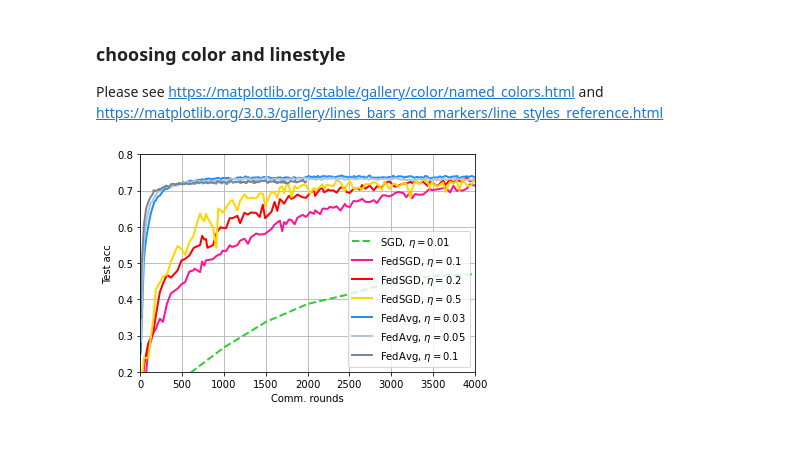
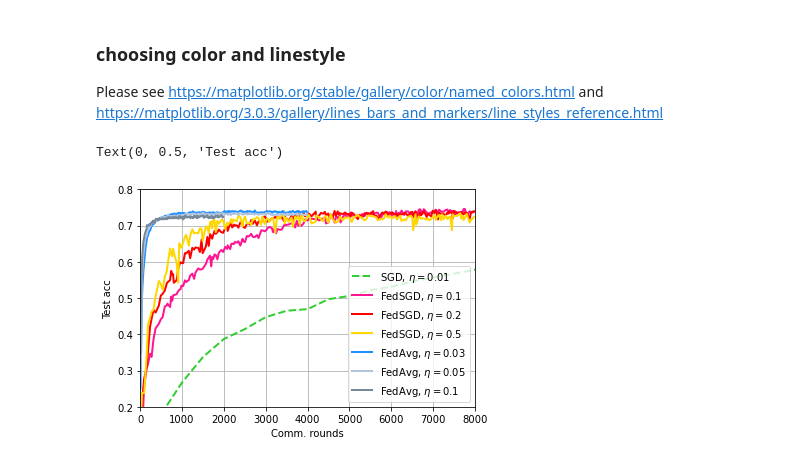
Before and after one commit to ywang037/Federated-Learning-PyTorch, a Jupyter notebook: helper-plot-csv-exp-3a.ipynb, the cells around one changed output. Saved outputs shown, nothing was run; the diff lists cells and outputs as text; code cells hidden in the pictures.

```diff
--- a/helper-plot-csv-exp-3a.ipynb
+++ b/helper-plot-csv-exp-3a.ipynb
@@ -62,23 +62,24 @@ Please see https://matplotlib.org/stable/gallery/color/named_colors.html and htt
 # %%
 # plot the first figure for experiment 2 with iid data
 step_1=5
 plt.figure()
 for i, data in enumerate(df_1):
     if i==0:
         sf, step_1 = 500, 1
     else:
         sf, step_1 = 1, 5
     x = [dx*sf for j, dx in enumerate(data['Step'].tolist()) if j % step_1 == 0]
     y = [dy for j, dy in enumerate(data['Value'].tolist()) if j % step_1 == 0]
     plt.plot(x,y,label=run_labels[i], linestyle=run_linestyles[i], color=run_colors[i],linewidth=2)
 #     plt.plot(x,y,label=run_labels[i],linewidth=2)
     plt.legend(loc='lower right')
 plt.grid()
 # plt.tight_layout()
-plt.xlim(0,4000)
+plt.xlim(0,8000)
 plt.ylim(0.2,0.8)
 plt.xlabel('Comm. rounds')
 plt.ylabel('Test acc')
-plt.savefig('save\\figures-cifar\\fedavg-exp-3a.png')
+# plt.savefig('save\\figures-cifar\\fedavg-exp-3a.png')
 # %% [output]
+Text(0, 0.5, 'Test acc')
-[figure, old version]
+[figure, new version]
```
